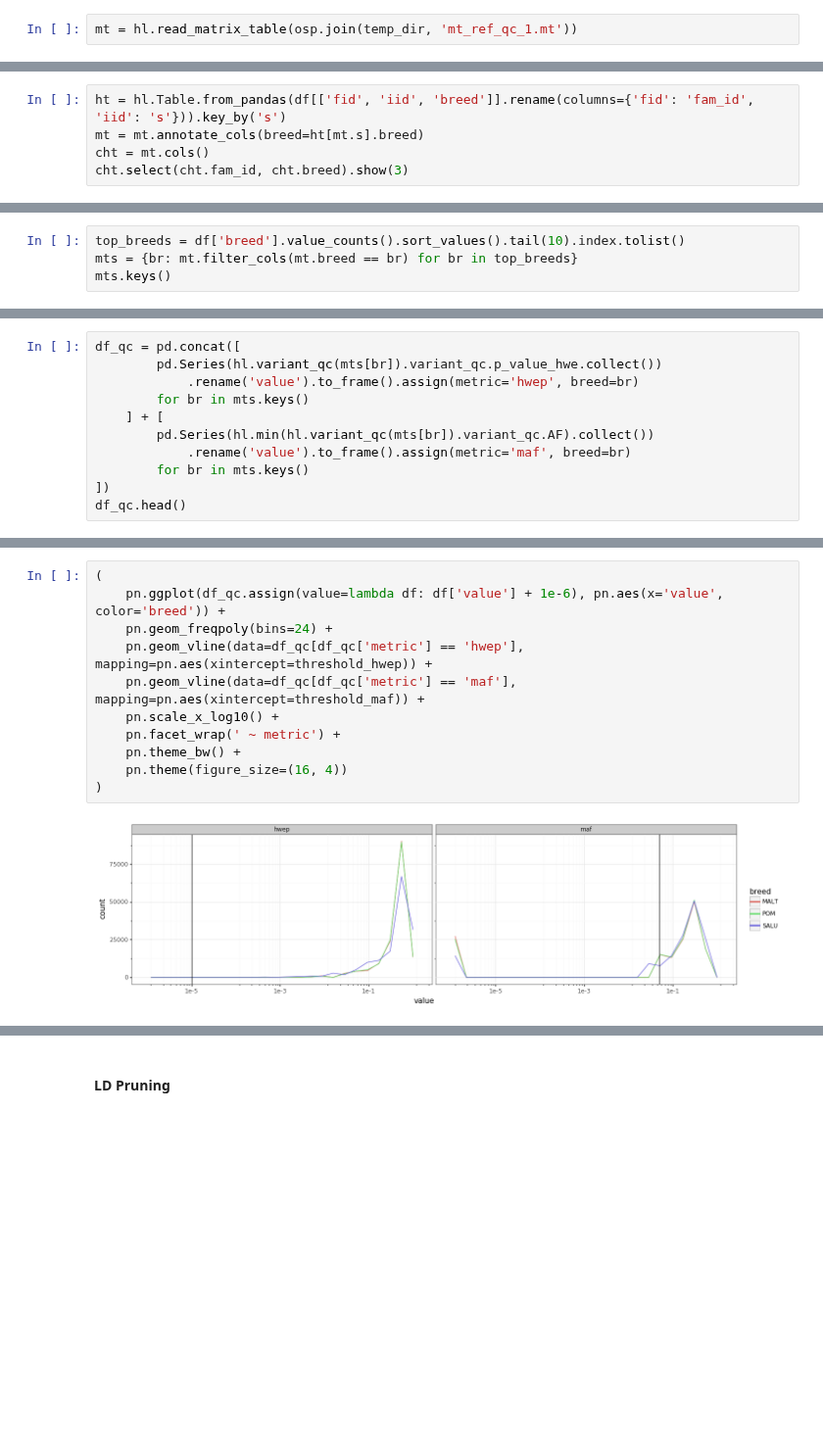
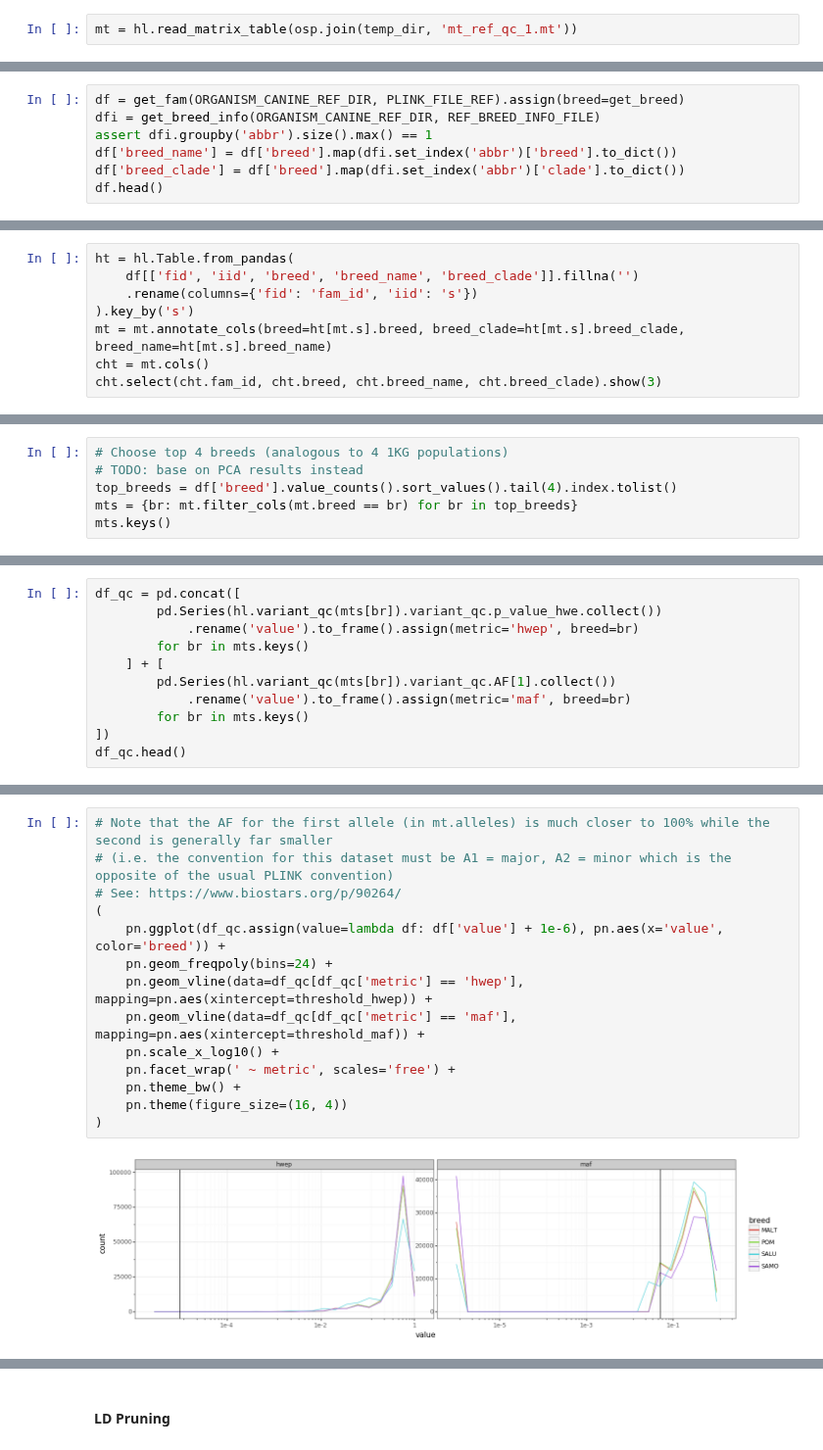
Before and after one commit to related-sciences/gwas-analysis, a Jupyter notebook: notebooks/organism/canine/cg-hail-02.ipynb, the cells around one changed output, grey strips where cells are left out. Shown at 98% size. Cells and saved outputs as stored; diff of their text form; blank space fills up the shorter version.

Commit message:
More progress on canine gwas QC

```diff
--- a/notebooks/organism/canine/cg-hail-02.ipynb
+++ b/notebooks/organism/canine/cg-hail-02.ipynb
@@ -134,0 +150,7 @@ df.head()
+# %%
+df = get_fam(ORGANISM_CANINE_REF_DIR, PLINK_FILE_REF).assign(breed=get_breed)
+dfi = get_breed_info(ORGANISM_CANINE_REF_DIR, REF_BREED_INFO_FILE)
+assert dfi.groupby('abbr').size().max() == 1
+df['breed_name'] = df['breed'].map(dfi.set_index('abbr')['breed'].to_dict())
+df['breed_clade'] = df['breed'].map(dfi.set_index('abbr')['clade'].to_dict())
+df.head()
@@ -135,6 +199,9 @@ df.head()
 # %%
-ht = hl.Table.from_pandas(df[['fid', 'iid', 'breed']].rename(columns={'fid': 'fam_id', 'iid': 's'})).key_by('s')
-mt = mt.annotate_cols(breed=ht[mt.s].breed)
+ht = hl.Table.from_pandas(
+    df[['fid', 'iid', 'breed', 'breed_name', 'breed_clade']].fillna('')
+    .rename(columns={'fid': 'fam_id', 'iid': 's'})
+).key_by('s')
+mt = mt.annotate_cols(breed=ht[mt.s].breed, breed_clade=ht[mt.s].breed_clade, breed_name=ht[mt.s].breed_name)
 cht = mt.cols()
-cht.select(cht.fam_id, cht.breed).show(3)
+cht.select(cht.fam_id, cht.breed, cht.breed_name, cht.breed_clade).show(3)
 # %% [output]
@@ -150,5 +222,7 @@ showing top 3 rows
 # %%
-top_breeds = df['breed'].value_counts().sort_values().tail(10).index.tolist()
+# Choose top 4 breeds (analogous to 4 1KG populations)
+# TODO: base on PCA results instead
+top_breeds = df['breed'].value_counts().sort_values().tail(4).index.tolist()
 mts = {br: mt.filter_cols(mt.breed == br) for br in top_breeds}
 mts.keys()
 # %% [output]
@@ -168,7 +244,7 @@ df_qc = pd.concat([
             .rename('value').to_frame().assign(metric='hwep', breed=br)
         for br in mts.keys()
     ] + [
-        pd.Series(hl.min(hl.variant_qc(mts[br]).variant_qc.AF).collect())
+        pd.Series(hl.variant_qc(mts[br]).variant_qc.AF[1].collect())
             .rename('value').to_frame().assign(metric='maf', breed=br)
         for br in mts.keys()
 ])
@@ -183,13 +259,16 @@ df_qc.head()
 # %%
+# Note that the AF for the first allele (in mt.alleles) is much closer to 100% while the second is generally far smaller
+# (i.e. the convention for this dataset must be A1 = major, A2 = minor which is the opposite of the usual PLINK convention)
+# See: https://www.biostars.org/p/90264/
 (
     pn.ggplot(df_qc.assign(value=lambda df: df['value'] + 1e-6), pn.aes(x='value', color='breed')) +
     pn.geom_freqpoly(bins=24) +
     pn.geom_vline(data=df_qc[df_qc['metric'] == 'hwep'], mapping=pn.aes(xintercept=threshold_hwep)) +
     pn.geom_vline(data=df_qc[df_qc['metric'] == 'maf'], mapping=pn.aes(xintercept=threshold_maf)) +
     pn.scale_x_log10() +
-    pn.facet_wrap(' ~ metric') +
+    pn.facet_wrap(' ~ metric', scales='free') +
     pn.theme_bw() +
     pn.theme(figure_size=(16, 4))
 )
 # %% [output]
-[figure, old version]
+[figure, new version]
```
Also changed, not shown: parts of 32 cells of this notebook, 3 other files.
